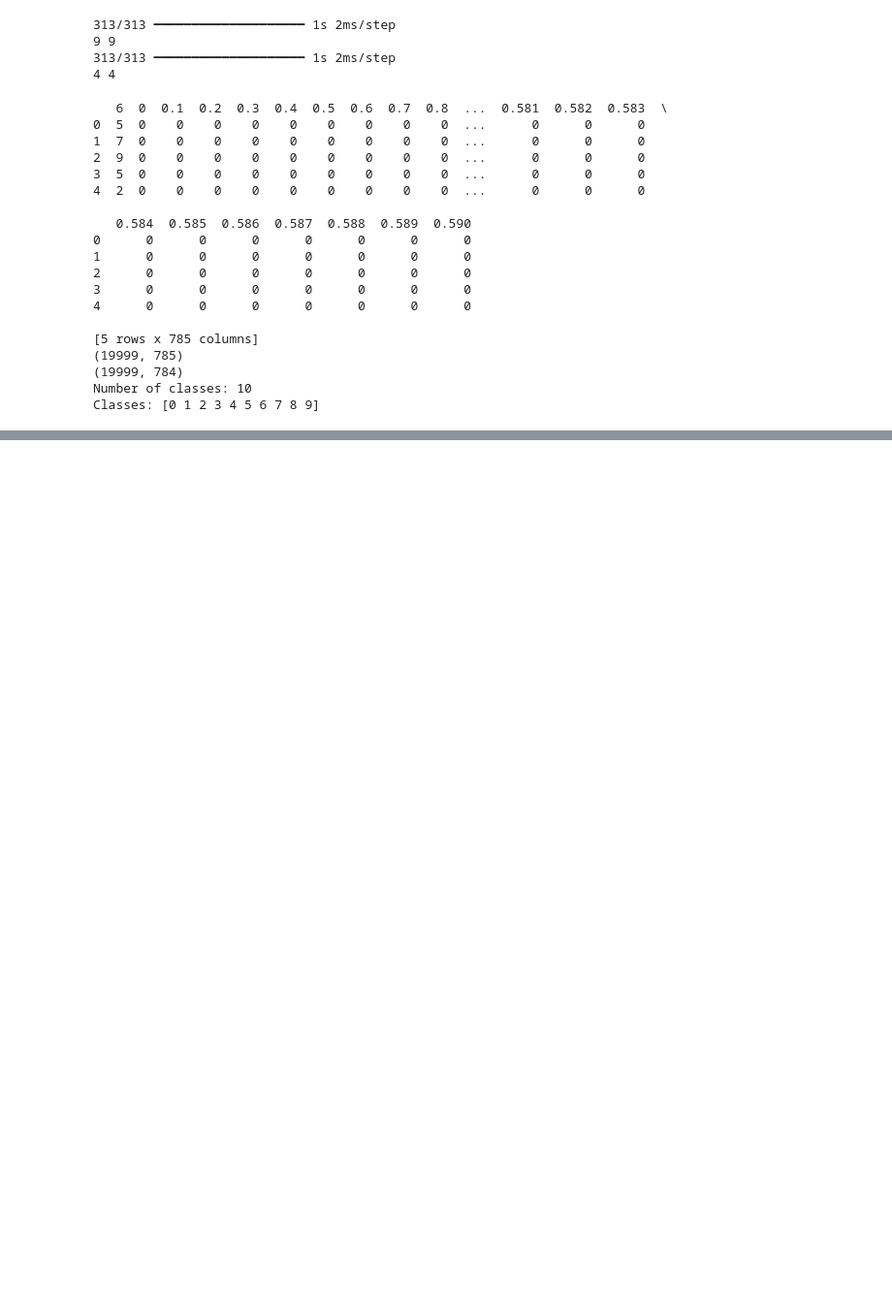
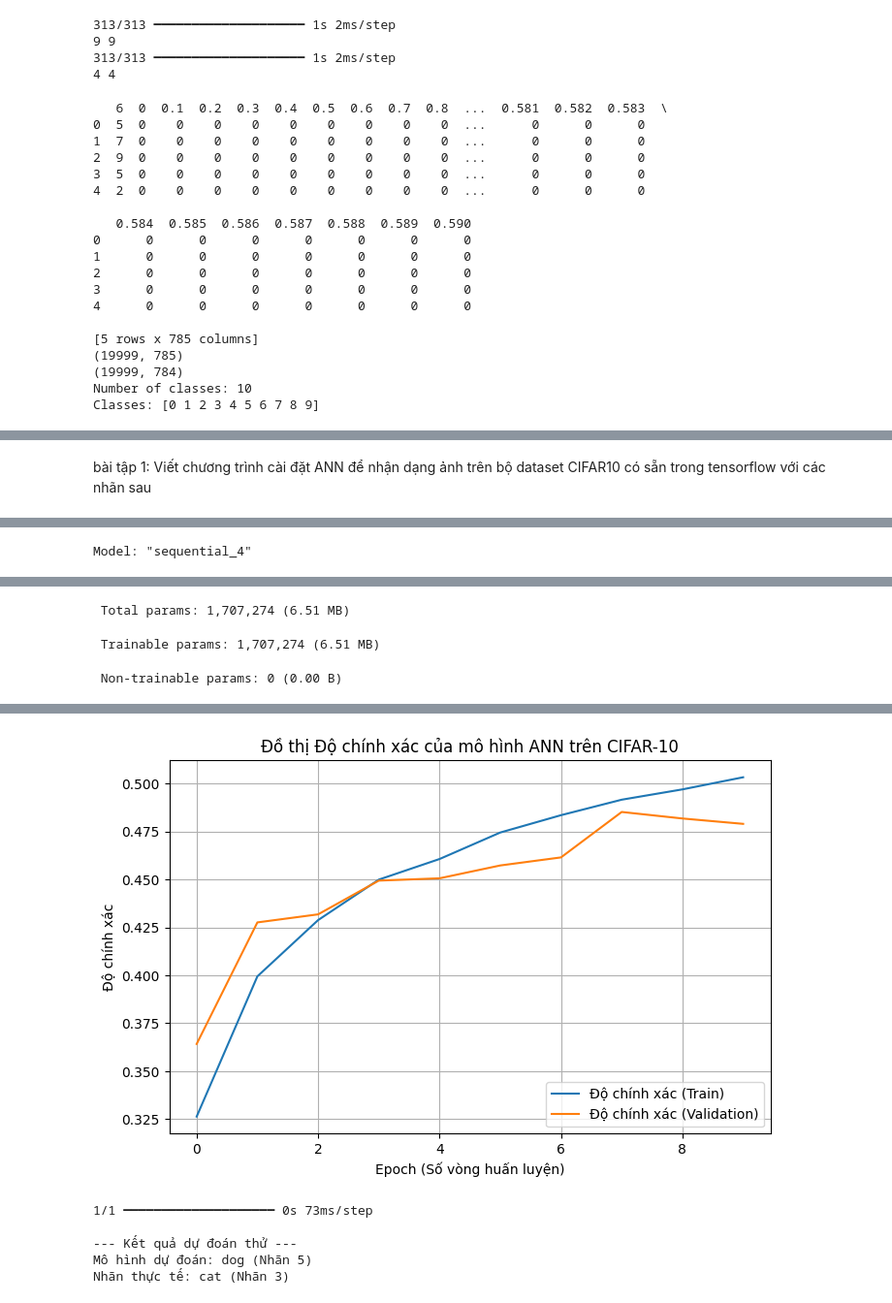
Before and after one commit to XTruong1511/TH_DeepLaening, a Jupyter notebook: TH_Deep_B3.ipynb, the cells around one changed output, grey strips where cells are left out. Shown at 97% size. Saved outputs shown, nothing was run; the diff lists cells and outputs as text; code cells hidden in the pictures; blank space fills up the shorter version.

```diff
--- a/TH_Deep_B3.ipynb
+++ b/TH_Deep_B3.ipynb
@@ -241 +241,67 @@ Epoch 30/30
 2 2
+# %% [markdown]
+bài tập 1: Viết chương trình cài đặt ANN để nhận dạng ảnh trên bộ dataset CIFAR10 có sẵn trong tensorflow
+với các nhãn sau
+# %%
+import tensorflow as tf
+from tensorflow.keras import layers, models
+import matplotlib.pyplot as plt
+import numpy as np
+
+cifar10 = tf.keras.datasets.cifar10
+(X_train, y_train), (X_test, y_test) = cifar10.load_data()
+class_names = ['airplane', 'automobile', 'bird', 'cat', 'deer',
+               'dog', 'frog', 'horse', 'ship', 'truck']
+
+X_train = X_train / 255.0
+X_test = X_test / 255.0
+
+model = models.Sequential()
+
+model.add(layers.Flatten(input_shape=(32, 32, 3)))
+
+# Lớp ẩn 1:
+model.add(layers.Dense(512, activation='relu'))
+
+# Lớp ẩn 2:
+model.add(layers.Dense(256, activation='relu'))
+
+# Lớp đầu ra:
+model.add(layers.Dense(10, activation='softmax'))
+
+model.summary()
+
+# Biên dịch mô hình
+model.compile(optimizer='adam',
+              loss='sparse_categorical_crossentropy',
+              metrics=['accuracy'])
+
+
+print("\n--- Bắt đầu huấn luyện mô hình ---")
+history = model.fit(X_train, y_train, epochs=10, validation_data=(X_test, y_test))
+
+# Đánh giá độ chính xác trên tập Test
+test_loss, test_acc = model.evaluate(X_test, y_test, verbose=2)
+print(f'\nĐộ chính xác trên tập kiểm tra (Test accuracy): {test_acc*100:.2f}%')
+
+# Vẽ biểu đồ thể hiện sự thay đổi của độ chính xác (Accuracy) qua từng epoch
+plt.figure(figsize=(8, 5))
+plt.plot(history.history['accuracy'], label='Độ chính xác (Train)')
+plt.plot(history.history['val_accuracy'], label='Độ chính xác (Validation)')
+plt.title('Đồ thị Độ chính xác của mô hình ANN trên CIFAR-10')
+plt.xlabel('Epoch (Số vòng huấn luyện)')
+plt.ylabel('Độ chính xác')
+plt.legend(loc='lower right')
+plt.grid(True)
+plt.show()
+
+# Lấy ảnh đầu tiên trong tập test để dự đoán thử
+image_index = 0
+prediction = model.predict(np.expand_dims(X_test[image_index], axis=0))
+predicted_label = np.argmax(prediction)
+true_label = int(y_test[image_index][0])
+
+print(f"\n--- Kết quả dự đoán thử ---")
+print(f"Mô hình dự đoán: {class_names[predicted_label]} (Nhãn {predicted_label})")
+print(f"Nhãn thực tế: {class_names[true_label]} (Nhãn {true_label})")
+# %% [output]
@@ -241,0 +310 @@ Epoch 30/30
+Model: "sequential_4"
@@ -241,0 +322,3 @@ Epoch 30/30
+ Total params: 1,707,274 (6.51 MB)
+ Trainable params: 1,707,274 (6.51 MB)
+ Non-trainable params: 0 (0.00 B)
@@ -241,0 +342,6 @@ Epoch 30/30
+[figure, added]
+1/1 ━━━━━━━━━━━━━━━━━━━━ 0s 73ms/step
+
+--- Kết quả dự đoán thử ---
+Mô hình dự đoán: dog (Nhãn 5)
+Nhãn thực tế: cat (Nhãn 3)
```
Also changed, not shown: parts of 10 cells of this notebook.
